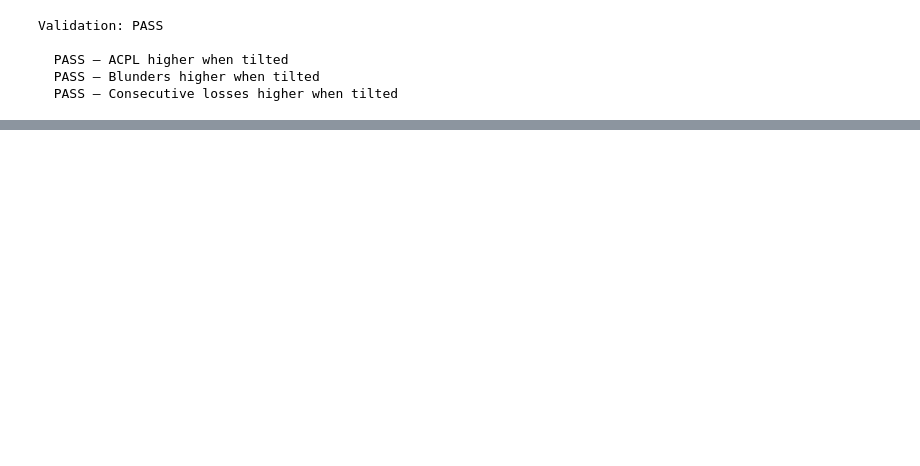
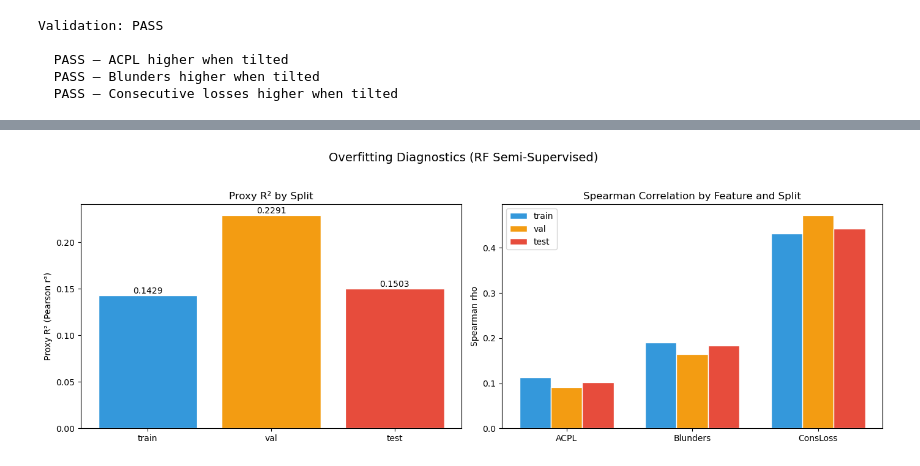
Before and after one commit to Kanku-SEP4-org/Chess-Assistance, a Jupyter notebook: machine_learning/trainers/trainer-angriness-predictor/notebooks/pipeline.ipynb, the cells around one changed output, grey strips where cells are left out. Cells and saved outputs as stored; diff of their text form; code cells hidden in the pictures; blank space fills up the shorter version.

```diff
--- a/machine_learning/trainers/trainer-angriness-predictor/notebooks/pipeline.ipynb
+++ b/machine_learning/trainers/trainer-angriness-predictor/notebooks/pipeline.ipynb
@@ -379,3 +662,32 @@ Validation: PASS
+# %%
+fig, axes = plt.subplots(1, 2, figsize=(14, 5))
+split_names = [r["name"] for r in diag_results]
+colors_split = ["#3498db", "#f39c12", "#e74c3c"]
+
+r2_values = [r["proxy_r2"] for r in diag_results]
+axes[0].bar(split_names, r2_values, color=colors_split, edgecolor="white")
+axes[0].set_ylabel("Proxy R² (Pearson r²)")
+axes[0].set_title("Proxy R² by Split")
+for i, v in enumerate(r2_values):
+    axes[0].text(i, v + 0.002, f"{v:.4f}", ha="center", fontsize=10)
+
+x = np.arange(len(COMPOSITE_COLS))
+width = 0.25
+for i, r in enumerate(diag_results):
+    rhos = [r["spearman"].get(col, {}).get("rho", 0) for col in COMPOSITE_COLS]
+    axes[1].bar(x + i * width, rhos, width, label=r["name"], color=colors_split[i], edgecolor="white")
+axes[1].set_xticks(x + width)
+axes[1].set_xticklabels([SHORT_NAMES[c] for c in COMPOSITE_COLS])
+axes[1].set_ylabel("Spearman rho")
+axes[1].set_title("Spearman Correlation by Feature and Split")
+axes[1].legend()
+
+fig.suptitle("Overfitting Diagnostics (RF Semi-Supervised)", fontsize=14)
+fig.tight_layout(rect=[0, 0, 1, 0.95])
+fig.savefig(PLOT_DIR / "overfitting_diagnostics.png", dpi=150)
+plt.show()
+# %% [output]
+[figure, added]
 # %%
 compare_cols = ["acpl_player", "blunder_cnt_player", "consecutive_losses_pregame"]
 compare_labels = ["ACPL", "Blunders", "Consecutive\nLosses"]
```
Also changed, not shown: parts of 20 cells of this notebook, 8 other files.
